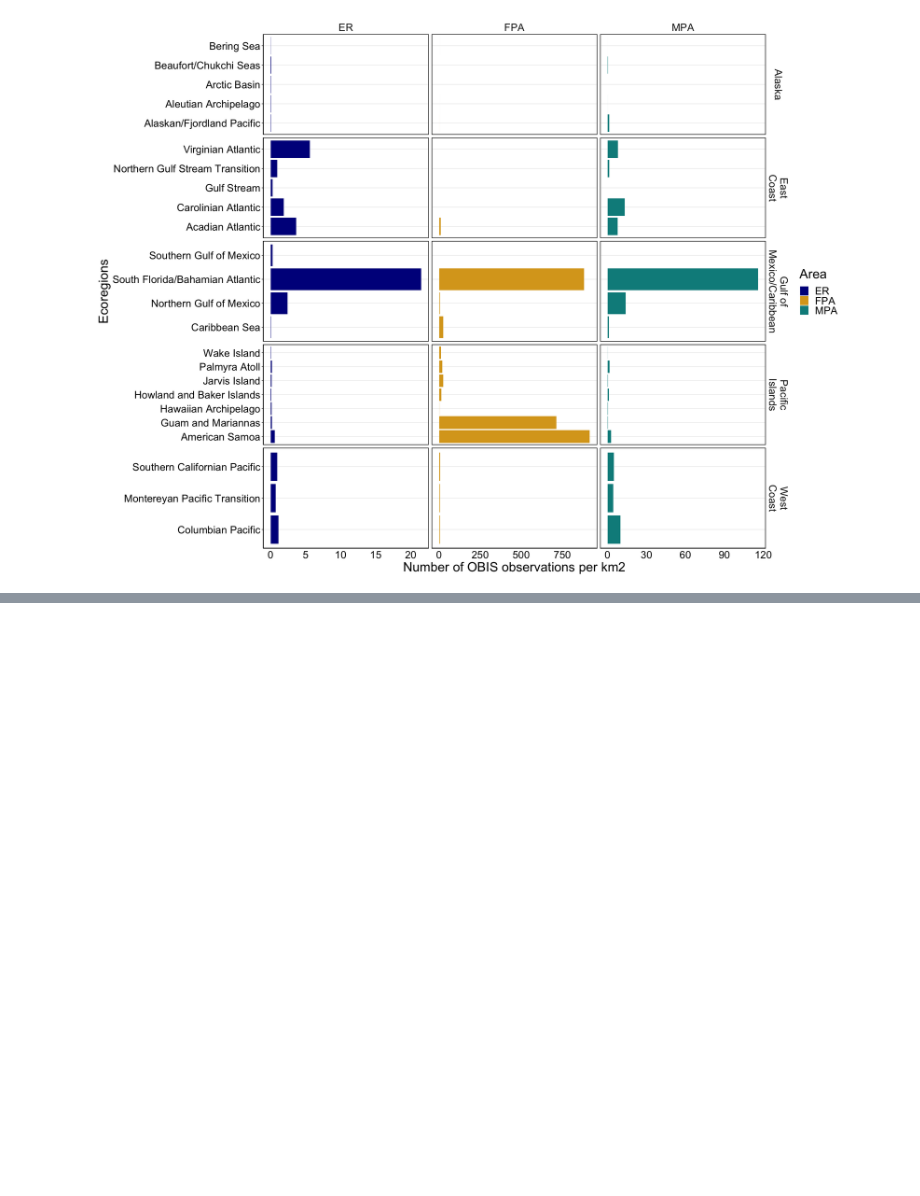
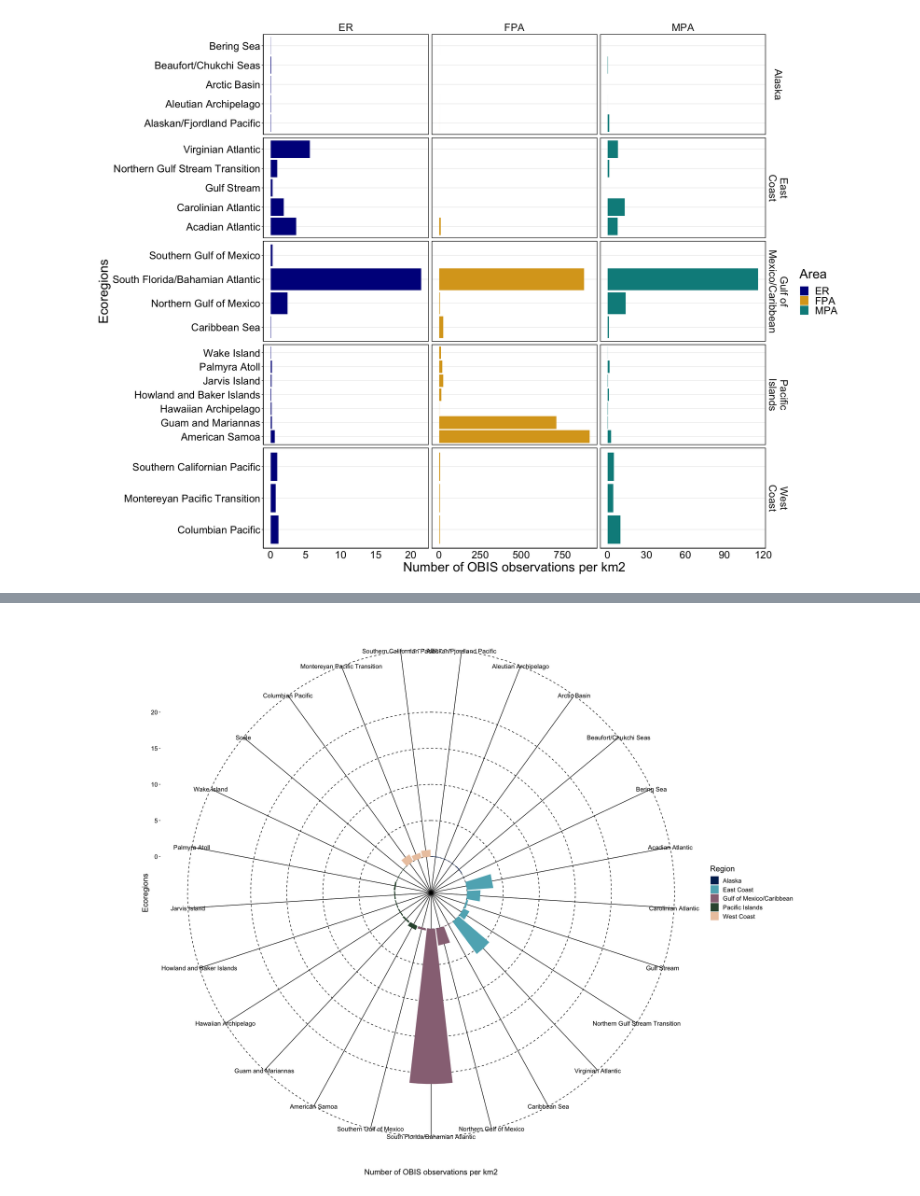
Before and after one commit to sagw/MBD, a Jupyter notebook: Observations.ipynb, the cells around one changed output, grey strips where cells are left out. Saved outputs shown, nothing was run; the diff lists cells and outputs as text; code cells hidden in the pictures; blank space fills up the shorter version.

Commit message:
publication figures

```diff
--- a/Observations.ipynb
+++ b/Observations.ipynb
@@ -118,3 +118,10 @@ ylab("Ecoregions")
 Warning message:
 “Removed 8 rows containing missing values (geom_bar).”
 [figure]
+# %%
+ERr=OBIS1r[OBIS1r$Area=="ER",]
+ERr[nrow(ERr) + 1,]=ERr[nrow(ERr),]
+ERr[25,1]="Scale"
+# %%
+ERr=ERr[order(ERr$Region),]
+ERr$NAME <- factor(ERr$NAME, levels = ERr$NAME)
@@ -121 +150,27 @@ Warning message:
+# %%
+ggplot(ERr, aes(x=NAME, y=Obsperkm)) +
+geom_bar(position="identity", stat="identity", aes(fill=Region ))+
+scale_color_manual(values=c("black", "black"))+
+scale_fill_manual(values=c("#01295f", "#5eb1bf", "#987284", "#32533d", "#ecc8ae"))+
+#facet_grid(Region~Area, scales="free",    labeller = labeller(Region = label_wrap_gen(10)))+
+ scale_y_continuous(
+    limits = c(-5, 25),
+    expand = c(0, 0),
+    breaks = c(0, 5, 10, 15, 20))+
+theme_bw()+
+labs(x="Number of OBIS observations per km2", shape="", size="Percent of ER")+
+theme(legend.position="right",
+          panel.grid.major.x = element_line(color="black"),
+          panel.grid.major.y = element_line(color="black", linetype="dashed"),
+          panel.grid.minor.x = element_blank(),
+          panel.border=element_blank(),
+          axis.ticks.x=element_blank(),
+          axis.line=element_blank(), axis.text=element_text(color="black"),
+          text = element_text(size=15),
+          strip.background = element_blank())+
+#coord_flip()+
+  coord_polar()+
+ylab("Ecoregions")
+# %% [output]
+[figure, added]
 # %%
```
Also changed, not shown: parts of 2 cells of this notebook, 1 other file.
